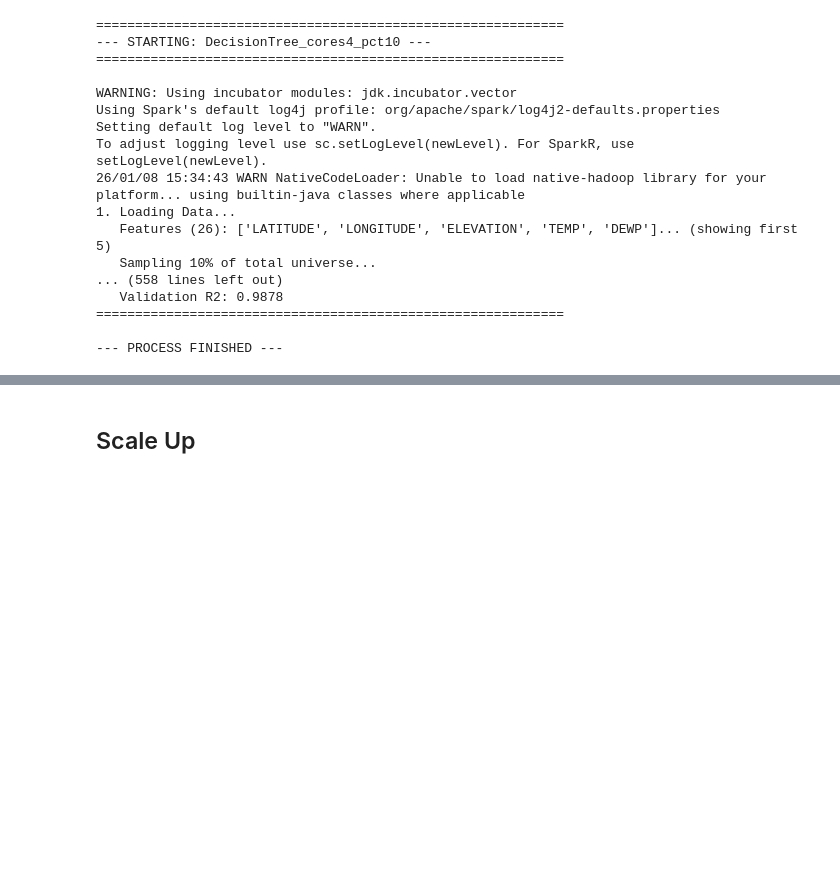
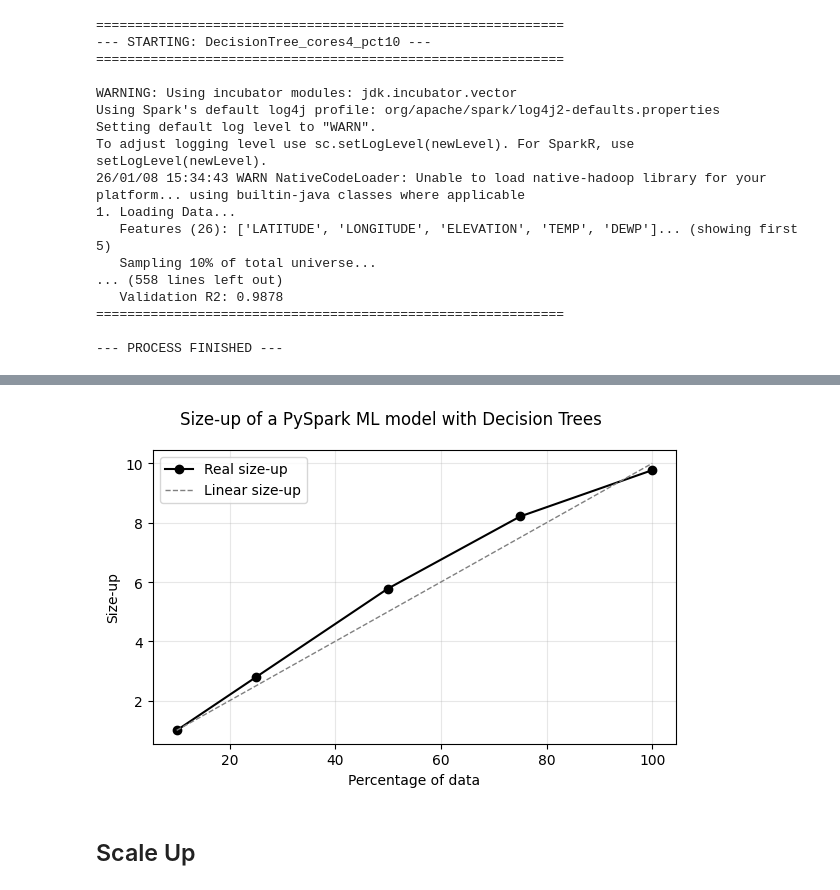
Before and after one commit to MariaGoico/Final-Project-LSDA, a Jupyter notebook: scalability.ipynb, the cells around one changed output, grey strips where cells are left out. Cells and saved outputs as stored; diff of their text form; code cells hidden in the pictures; blank space fills up the shorter version.

Commit message:
decision tree plots

```diff
--- a/scalability.ipynb
+++ b/scalability.ipynb
@@ -158,18 +158,21 @@ speedup = pd.read_csv(
 )
 speedup['pct'] = 100  # ensure size column exists
 
+speedup_4cores = speedup[speedup['cores'] == 4]
+
 sizeup = pd.read_csv(
     f'scalability_results/sizeup_{model}.csv',
     names=['cores', 'pct', 'total_runtime', 'train_count', 'rmse', 'r2']
 )
 sizeup['cores'] = 4  # ensure cores column exists
 
+
 # Combine all data
-all_results = pd.concat([speedup, sizeup], ignore_index=True)
+all_results = pd.concat([sizeup, speedup_4cores], ignore_index=True)
 
-grouped = results.groupby(['cores','pct'])
+grouped = all_results.groupby(['pct'])
 avg_results = grouped.mean()
 std = grouped.std()
-avg_results['scale-up'] = size_up(avg_results, 'total_runtime')
+avg_results['size-up'] = size_up(avg_results, 'total_runtime')
 
 avg_results
@@ -176,8 +187,10 @@ avg_results
 # %%
 x_vals = avg_results.index.values
-linear_vals = x_vals  # Linear sizeup
+linear_vals = x_vals / x_vals[0] # Linear sizeup
 plot_scalability_measure('size-up', avg_results, 'Percentage of data', x_vals, linear_vals)
 plt.show()
+# %% [output]
+[figure, added]
 # %% [markdown]
 ## Scale Up
 # %% [markdown]
```
Also changed, not shown: parts of 4 cells of this notebook, 3 other files.
